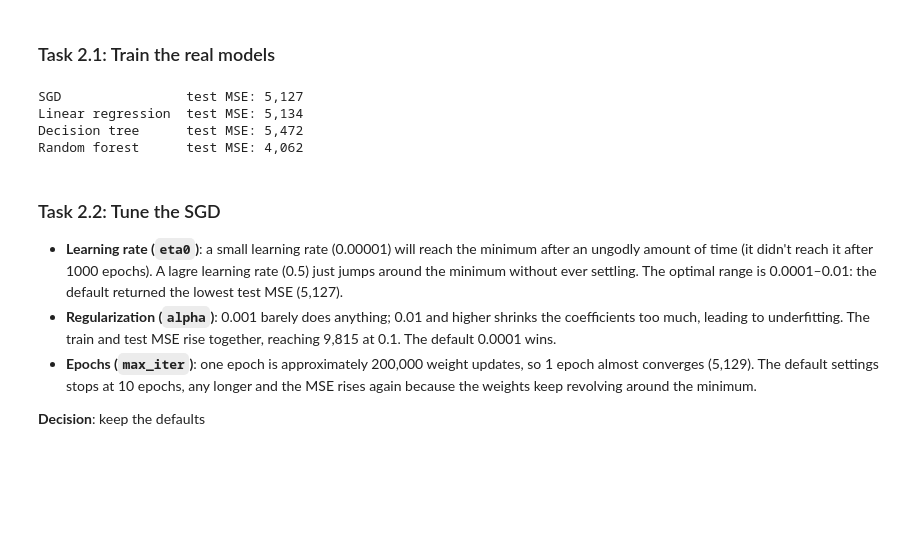
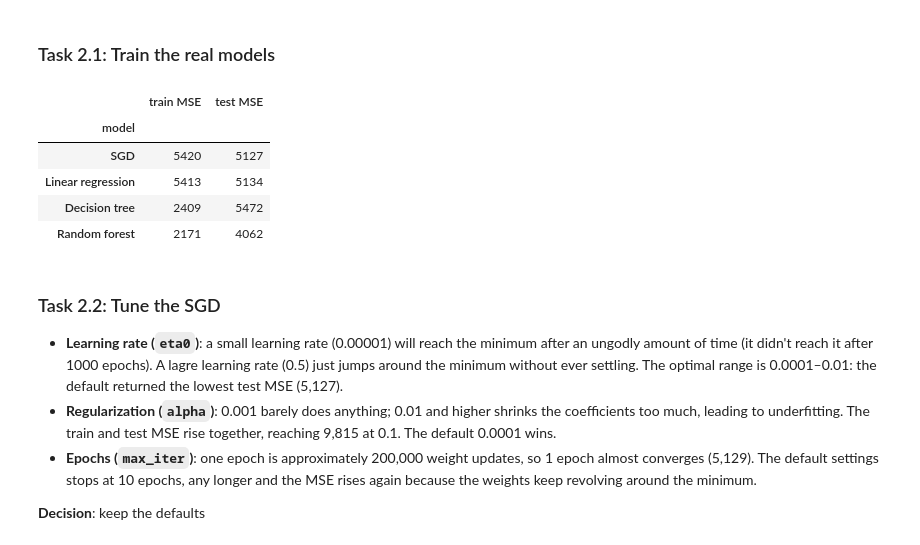
Before and after one commit to TheRealToky/linear_regression_model, a Jupyter notebook: summative/linear_regression/multivariate.ipynb, the cells around one changed output. Cells and saved outputs as stored; diff of their text form; code cells hidden in the pictures; blank space fills up the shorter version.

```diff
--- a/summative/linear_regression/multivariate.ipynb
+++ b/summative/linear_regression/multivariate.ipynb
@@ -508,39 +511,49 @@ print(loaded.predict(X_test.iloc[[0]]), y_test.iloc[0])
 from sklearn.ensemble import RandomForestRegressor
 from sklearn.linear_model import SGDRegressor
 from sklearn.metrics import mean_squared_error
 from sklearn.tree import DecisionTreeRegressor
 
 
 def make_pipeline(model):
     """Same preprocessing for every model: scale the numbers, one-hot the labels."""
     return Pipeline([
         ("preprocess", ColumnTransformer([
             ("num", StandardScaler(), NUMERIC_FEATURES),
             ("cat", OneHotEncoder(handle_unknown="ignore"), CATEGORICAL_FEATURES),
         ])),
         ("model", model),
     ])
 
 
 # max_depth=12 for both trees: deeper trees memorise the training flights
 # (an unlimited tree reaches train MSE 0 but test MSE ~8,000)
 models = {
     "SGD": make_pipeline(SGDRegressor(random_state=0)),
     "Linear regression": make_pipeline(LinearRegression()),
     "Decision tree": make_pipeline(DecisionTreeRegressor(max_depth=12, random_state=0)),
     "Random forest": make_pipeline(RandomForestRegressor(n_estimators=50, max_depth=12,
                                                          n_jobs=-1, random_state=0)),
 }
 
+rows = []
+
 for name, pipe in models.items():
     pipe.fit(X_train, y_train)
-    test_mse = mean_squared_error(y_test, pipe.predict(X_test))
-    print(f"{name:<18} test MSE: {test_mse:,.0f}")
+    rows.append({
+        "model": name,
+        "train MSE": round(mean_squared_error(y_train, pipe.predict(X_train))),
+        "test MSE": round(mean_squared_error(y_test, pipe.predict(X_test))),
+    })
+
+results = pd.DataFrame(rows).set_index("model")
+display(results)
 # %% [output]
-SGD                test MSE: 5,127
-Linear regression  test MSE: 5,134
-Decision tree      test MSE: 5,472
-Random forest      test MSE: 4,062
+|  | train MSE | test MSE |
+| model |  |  |
+| SGD | 5420 | 5127 |
+| Linear regression | 5413 | 5134 |
+| Decision tree | 2409 | 5472 |
+| Random forest | 2171 | 4062 |
 # %% [markdown]
 ### Task 2.2: Tune the SGD
 
```
Also changed, not shown: parts of 3 cells of this notebook.
